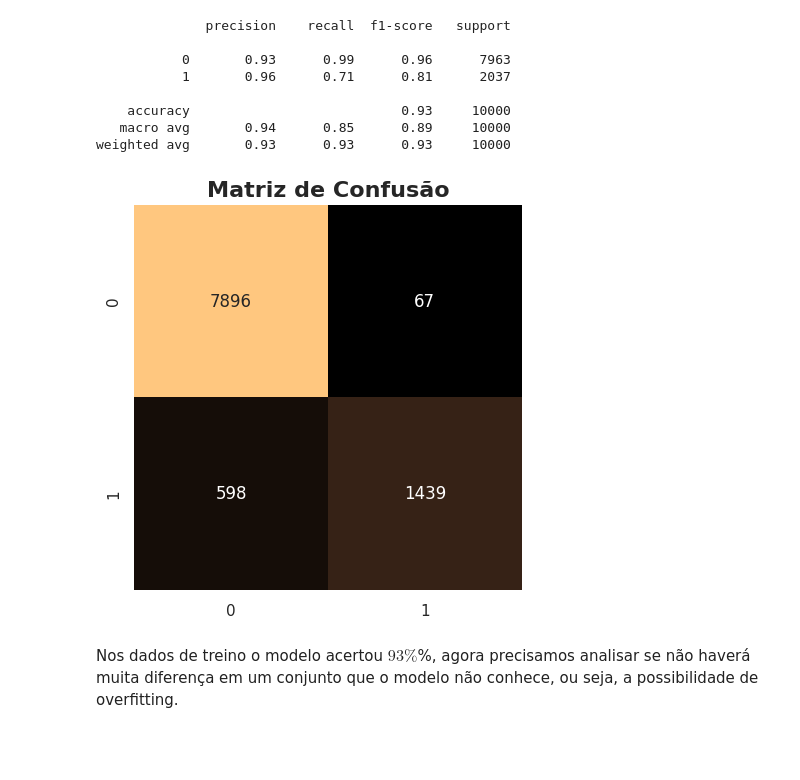
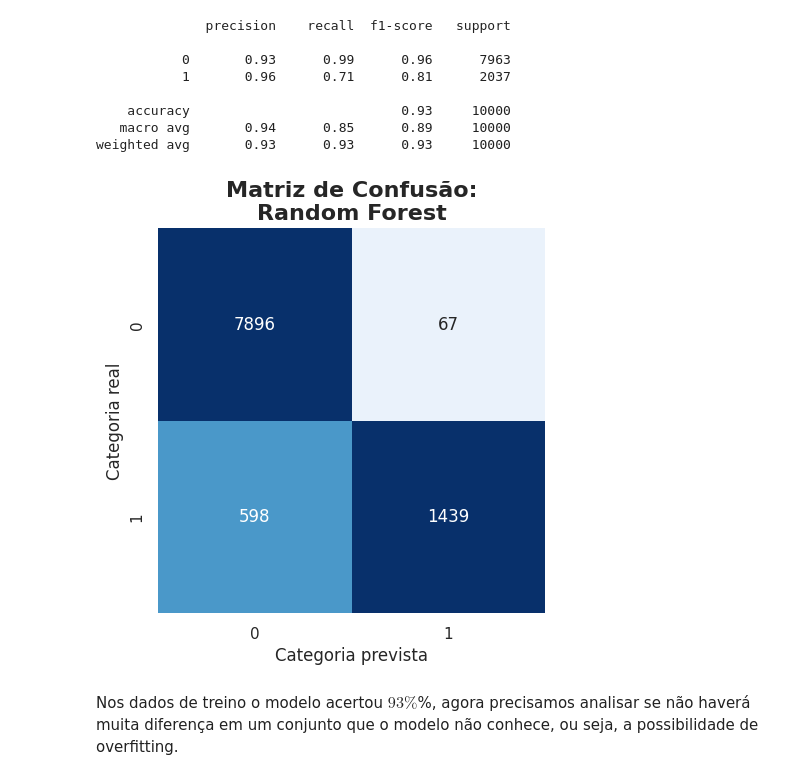
Before and after one commit to mh-pedro/desafio_indicium, a Jupyter notebook: notebooks/preparacao_e_modelagem_dos_dados.ipynb, the cells around one changed output. Cells and saved outputs as stored; diff of their text form; code cells hidden in the pictures; blank space fills up the shorter version.

```diff
--- a/notebooks/preparacao_e_modelagem_dos_dados.ipynb
+++ b/notebooks/preparacao_e_modelagem_dos_dados.ipynb
@@ -799,15 +799,18 @@ weighted avg       0.93      0.93      0.93     10000
 # %%
 # definindo a área de plotagem
 plt.figure(figsize=(5,5))
 
 # plotando o gráfico
-sns.heatmap(confusion_matrix(y, best_random_RF.predict(X)), annot=True, cmap=plt.cm.copper, fmt='g', cbar=False)
-plt.title("Matriz de Confusão", fontsize=16, fontweight='bold')
+sns.heatmap(confusion_matrix(y, best_random_RF.predict(X)), vmin=0, vmax=1000, annot=True, cmap="Blues", fmt='g', cbar=False)
+plt.title("Matriz de Confusão:\nRandom Forest", fontsize=16, fontweight='bold')
+plt.xlabel("Categoria prevista", fontsize=12)
+plt.ylabel("Categoria real", fontsize=12)
 
 # exibindo o gráfico
+plt.savefig("../imagens/matriz_conf_RF.png")
 plt.show()
 # %% [output]
-[figure, old version]
+[figure, new version]
 # %% [markdown]
 Nos dados de treino o modelo acertou $93\%$%, agora precisamos analisar se não haverá muita diferença em um conjunto que o modelo não conhece, ou seja, a possibilidade de overfitting.
 # %% [markdown]
```
Also changed, not shown: parts of 9 cells of this notebook, 2 other files.
